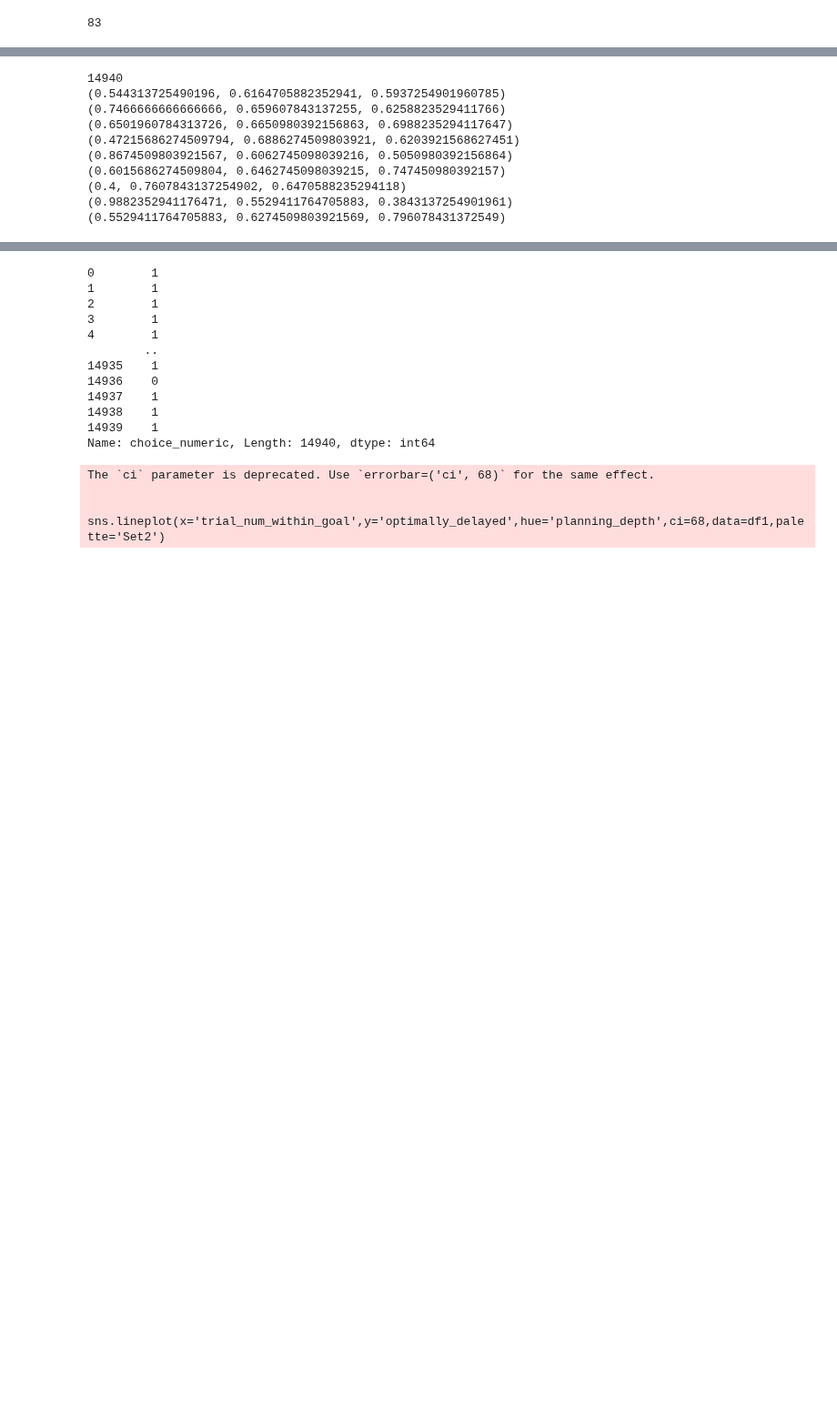
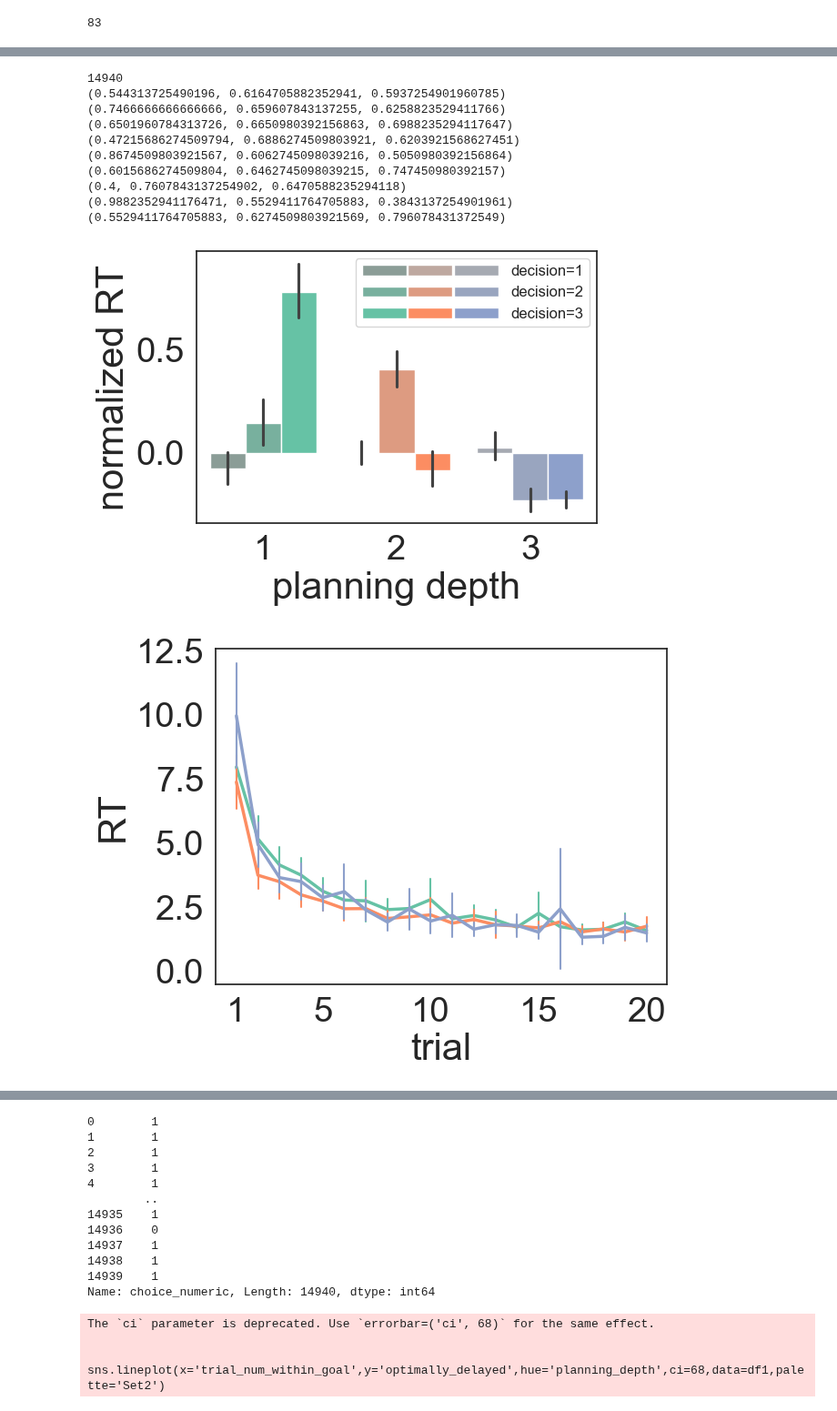
Before and after one commit to sharplabBIU/DelayedPlanning, a Jupyter notebook: study1/analysis.ipynb, the cells around one changed output, grey strips where cells are left out. Shown at 91% size. Drawn from its saved outputs; the diff is of its cells as text; code cells hidden in the pictures; blank space fills up the shorter version.

```diff
--- a/study1/analysis.ipynb
+++ b/study1/analysis.ipynb
@@ -1965,7 +2002,7 @@ for bar_group, desaturate_value in zip(bar_containers, [0.2,0.6,1]):
             bar.set_facecolor(sns.desaturate(color, desaturate_value))
 labels=[bar_group.get_label() for bar_group in bar_containers]
 ax.legend(handles=[tuple(bar_group) for bar_group in bar_containers],loc='upper right',
-    labels=['decision=1' if '0' in str(x) else 'decision=2' if '1' in str(x) else 'decision=3' for x in labels],
+    labels=[f'decision={i+1}' for i in range(len(bar_containers))],
     prop={'size': 12},
     handlelength=9, handler_map={tuple: HandlerTuple(ndivide=None, pad=0.1)})
 
@@ -2082,30 +2119,32 @@ ax=sns.lmplot(
 for axs in ax.axes.flat:
     axs.set_xticks([1, 5, 10, 15, 20])
     axs.set_yticks([0,0.5,1])
 plt.savefig('controlTaking_by_time_depth2.png', dpi=300,bbox_inches='tight')
 
 plt.show()
 
 # Plot the lines on two facets
 ax=sns.lmplot(
     data=df_results2[df_results2['planning_depth']==3],
     x="trial", y="control taking",logistic=True,scatter=False,
     hue="decision", palette=custom_palette3,legend=False)
 
 for axs in ax.axes.flat:
     axs.set_xticks([1, 5, 10, 15, 20])
     axs.set_yticks([0,0.5,1])
 plt.savefig('controlTaking_by_time_depth3.png', dpi=300,bbox_inches='tight')
 
 plt.show()
 # %% [output]
 14940
 (0.544313725490196, 0.6164705882352941, 0.5937254901960785)
 (0.7466666666666666, 0.659607843137255, 0.6258823529411766)
 (0.6501960784313726, 0.6650980392156863, 0.6988235294117647)
 (0.47215686274509794, 0.6886274509803921, 0.6203921568627451)
 (0.8674509803921567, 0.6062745098039216, 0.5050980392156864)
 (0.6015686274509804, 0.6462745098039215, 0.747450980392157)
 (0.4, 0.7607843137254902, 0.6470588235294118)
 (0.9882352941176471, 0.5529411764705883, 0.3843137254901961)
 (0.5529411764705883, 0.6274509803921569, 0.796078431372549)
+[figure, added]
+[figure, added]
```
Also changed, not shown: parts of 12 cells of this notebook, 23 other files.
